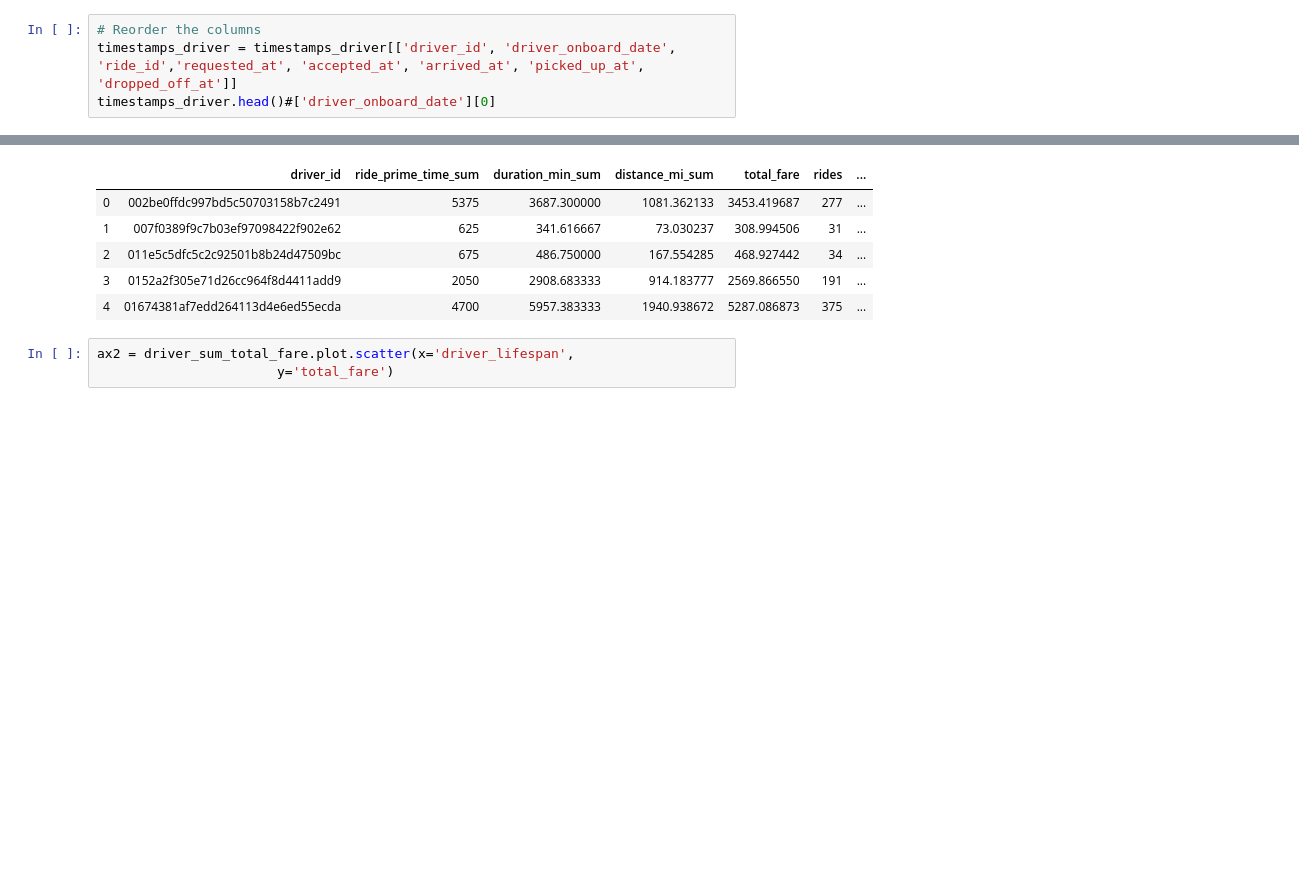
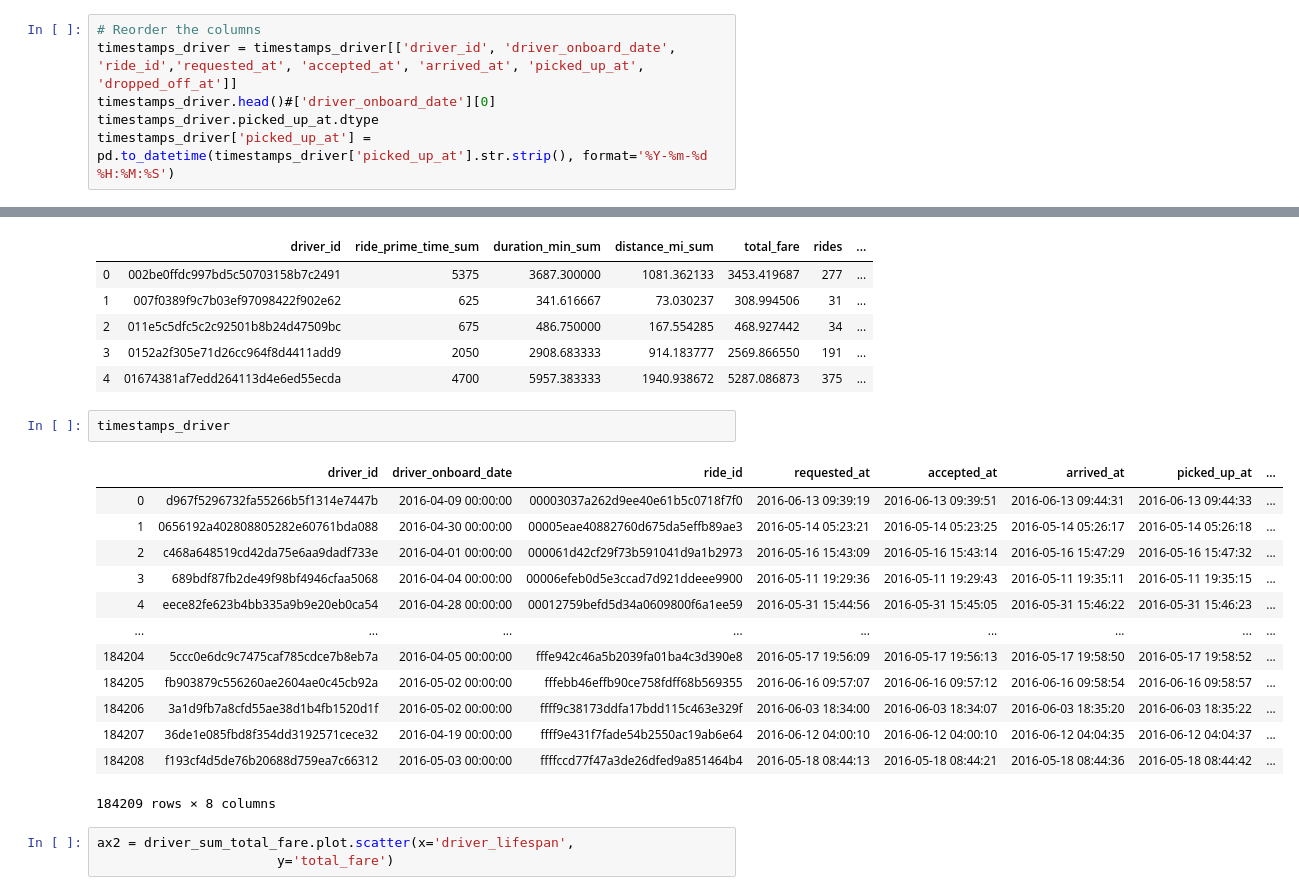
Before and after one commit to SallyPoon/LyftDS, a Jupyter notebook: Predictive modeling.ipynb, the cells around one changed output, grey strips where cells are left out. Cells and saved outputs as stored; diff of their text form; blank space fills up the shorter version.

```diff
--- a/Predictive modeling.ipynb
+++ b/Predictive modeling.ipynb
@@ -177,3 +178,5 @@ timestamps_driver.head()
 # Reorder the columns
 timestamps_driver = timestamps_driver[['driver_id', 'driver_onboard_date', 'ride_id','requested_at', 'accepted_at', 'arrived_at', 'picked_up_at', 'dropped_off_at']]
 timestamps_driver.head()#['driver_onboard_date'][0]
+timestamps_driver.picked_up_at.dtype
+timestamps_driver['picked_up_at'] = pd.to_datetime(timestamps_driver['picked_up_at'].str.strip(), format='%Y-%m-%d %H:%M:%S')
@@ -535,6 +536,22 @@ driver_sum_total_fare.head()
 | 2 | 011e5c5dfc5c2c92501b8b24d47509bc | 675 | 486.750000 | 167.554285 | 468.927442 | 34 | ... |
 | 3 | 0152a2f305e71d26cc964f8d4411add9 | 2050 | 2908.683333 | 914.183777 | 2569.866550 | 191 | ... |
 | 4 | 01674381af7edd264113d4e6ed55ecda | 4700 | 5957.383333 | 1940.938672 | 5287.086873 | 375 | ... |
+# %%
+timestamps_driver
+# %% [output]
+|  | driver_id | driver_onboard_date | ride_id | requested_at | accepted_at | arrived_at | picked_up_at | ... |
+| 0 | d967f5296732fa55266b5f1314e7447b | 2016-04-09 00:00:00 | 00003037a262d9ee40e61b5c0718f7f0 | 2016-06-13 09:39:19 | 2016-06-13 09:39:51 | 2016-06-13 09:44:31 | 2016-06-13 09:44:33 | ... |
+| 1 | 0656192a402808805282e60761bda088 | 2016-04-30 00:00:00 | 00005eae40882760d675da5effb89ae3 | 2016-05-14 05:23:21 | 2016-05-14 05:23:25 | 2016-05-14 05:26:17 | 2016-05-14 05:26:18 | ... |
+| 2 | c468a648519cd42da75e6aa9dadf733e | 2016-04-01 00:00:00 | 000061d42cf29f73b591041d9a1b2973 | 2016-05-16 15:43:09 | 2016-05-16 15:43:14 | 2016-05-16 15:47:29 | 2016-05-16 15:47:32 | ... |
+| 3 | 689bdf87fb2de49f98bf4946cfaa5068 | 2016-04-04 00:00:00 | 00006efeb0d5e3ccad7d921ddeee9900 | 2016-05-11 19:29:36 | 2016-05-11 19:29:43 | 2016-05-11 19:35:11 | 2016-05-11 19:35:15 | ... |
+| 4 | eece82fe623b4bb335a9b9e20eb0ca54 | 2016-04-28 00:00:00 | 00012759befd5d34a0609800f6a1ee59 | 2016-05-31 15:44:56 | 2016-05-31 15:45:05 | 2016-05-31 15:46:22 | 2016-05-31 15:46:23 | ... |
+| ... | ... | ... | ... | ... | ... | ... | ... | ... |
+| 184204 | 5ccc0e6dc9c7475caf785cdce7b8eb7a | 2016-04-05 00:00:00 | fffe942c46a5b2039fa01ba4c3d390e8 | 2016-05-17 19:56:09 | 2016-05-17 19:56:13 | 2016-05-17 19:58:50 | 2016-05-17 19:58:52 | ... |
+| 184205 | fb903879c556260ae2604ae0c45cb92a | 2016-05-02 00:00:00 | fffebb46effb90ce758fdff68b569355 | 2016-06-16 09:57:07 | 2016-06-16 09:57:12 | 2016-06-16 09:58:54 | 2016-06-16 09:58:57 | ... |
+| 184206 | 3a1d9fb7a8cfd55ae38d1b4fb1520d1f | 2016-05-02 00:00:00 | ffff9c38173ddfa17bdd115c463e329f | 2016-06-03 18:34:00 | 2016-06-03 18:34:07 | 2016-06-03 18:35:20 | 2016-06-03 18:35:22 | ... |
+| 184207 | 36de1e085fbd8f354dd3192571cece32 | 2016-04-19 00:00:00 | ffff9e431f7fade54b2550ac19ab6e64 | 2016-06-12 04:00:10 | 2016-06-12 04:00:10 | 2016-06-12 04:04:35 | 2016-06-12 04:04:37 | ... |
+| 184208 | f193cf4d5de76b20688d759ea7c66312 | 2016-05-03 00:00:00 | ffffccd77f47a3de26dfed9a851464b4 | 2016-05-18 08:44:13 | 2016-05-18 08:44:21 | 2016-05-18 08:44:36 | 2016-05-18 08:44:42 | ... |
+184209 rows × 8 columns
 # %%
 ax2 = driver_sum_total_fare.plot.scatter(x='driver_lifespan',
                        y='total_fare')
```
Also changed, not shown: parts of 22 cells of this notebook.
